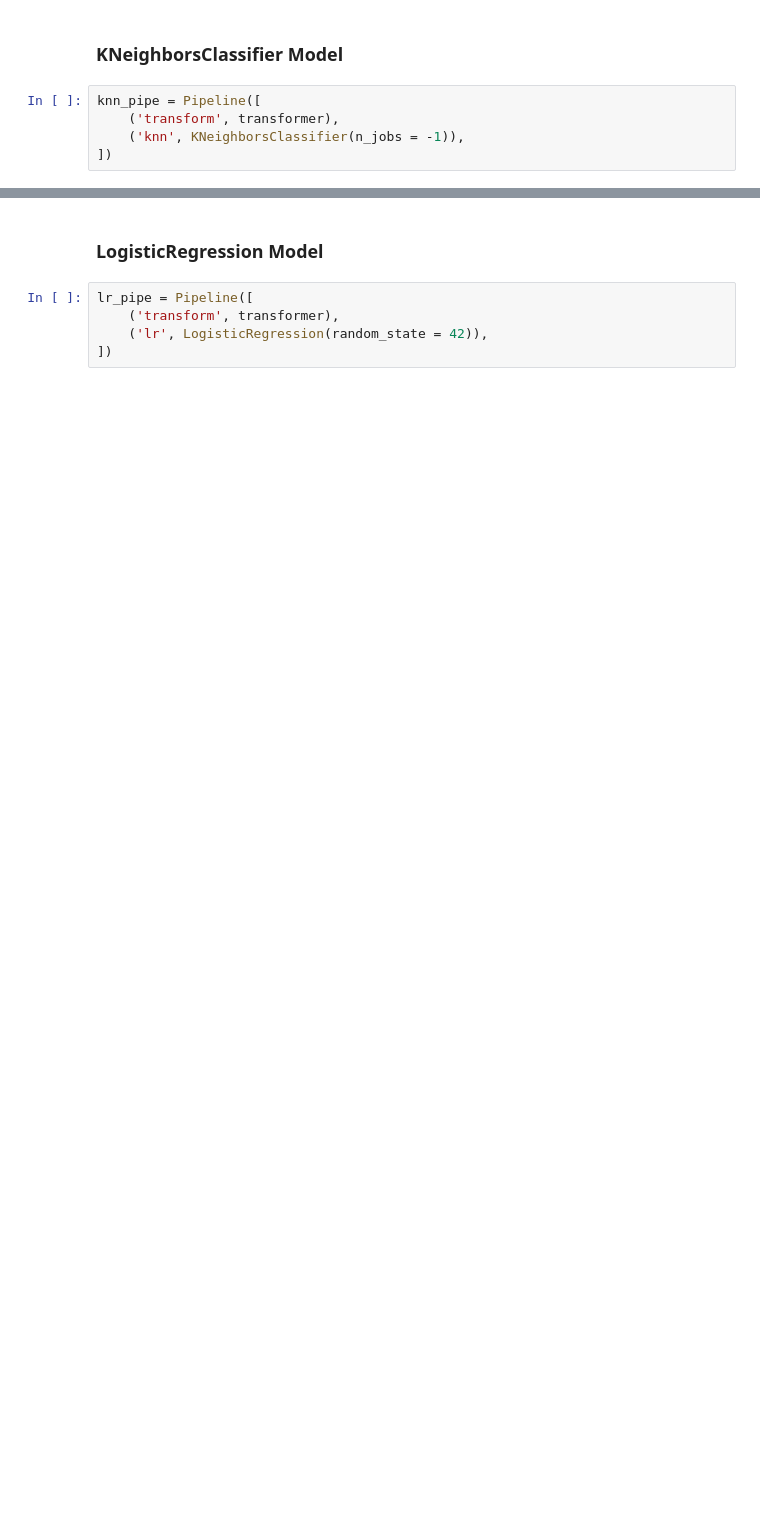
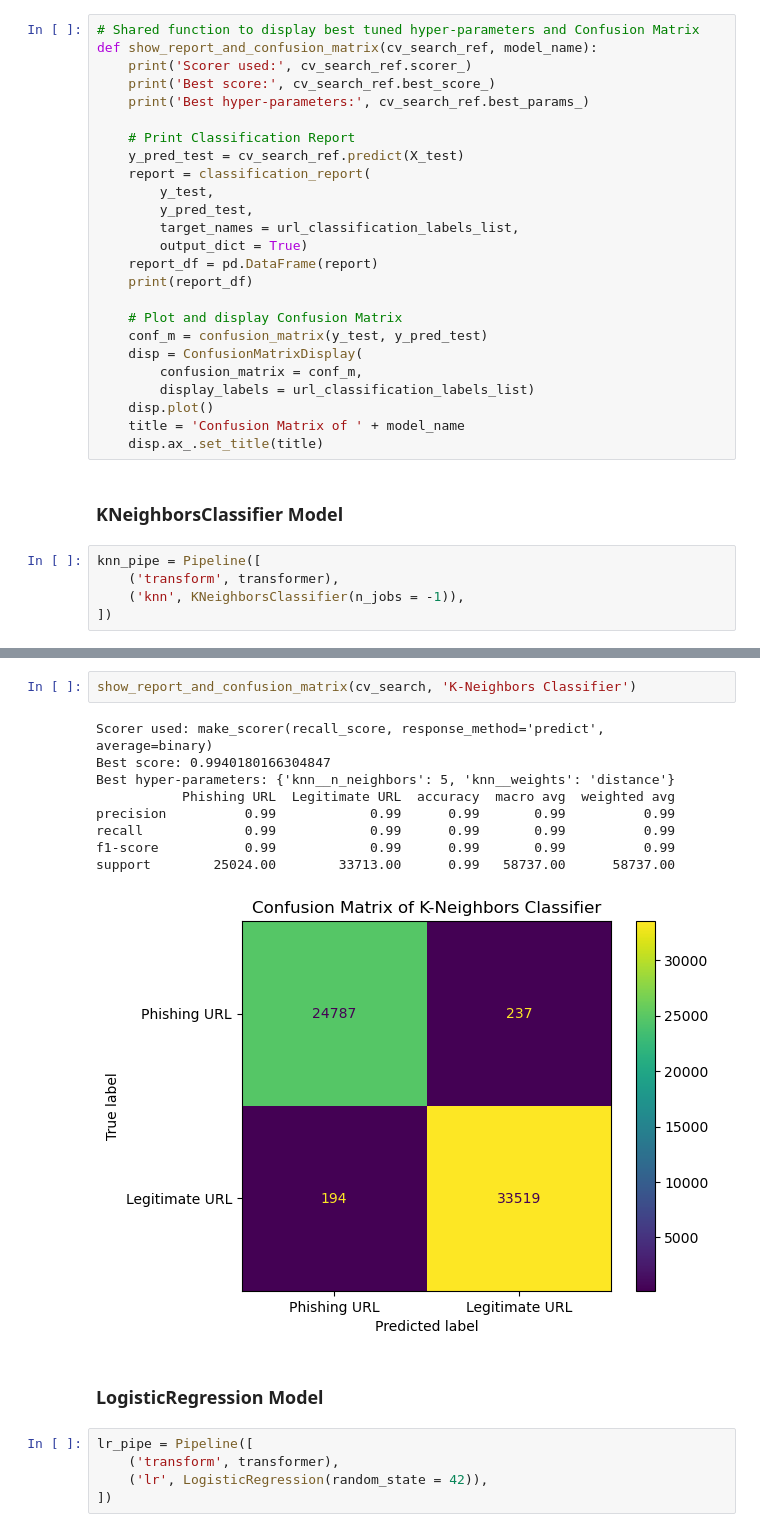
Before and after one commit to outdegree/BH-PCMLAI-Capstone-Project, a Jupyter notebook: capstone.ipynb, the cells around one changed output, grey strips where cells are left out. Saved outputs shown, nothing was run; the diff lists cells and outputs as text; blank space fills up the shorter version.

```diff
--- a/capstone.ipynb
+++ b/capstone.ipynb
@@ -617,3 +621,28 @@ We have a baseline score of `0.57` with `DummyClassifier`.
+# %%
+# Shared function to display best tuned hyper-parameters and Confusion Matrix
+def show_report_and_confusion_matrix(cv_search_ref, model_name):
+    print('Scorer used:', cv_search_ref.scorer_)
+    print('Best score:', cv_search_ref.best_score_)
+    print('Best hyper-parameters:', cv_search_ref.best_params_)
+
+    # Print Classification Report
+    y_pred_test = cv_search_ref.predict(X_test)
+    report = classification_report(
+        y_test,
+        y_pred_test,
+        target_names = url_classification_labels_list,
+        output_dict = True)
+    report_df = pd.DataFrame(report)
+    print(report_df)
+
+    # Plot and display Confusion Matrix
+    conf_m = confusion_matrix(y_test, y_pred_test)
+    disp = ConfusionMatrixDisplay(
+        confusion_matrix = conf_m,
+        display_labels = url_classification_labels_list)
+    disp.plot()
+    title = 'Confusion Matrix of ' + model_name
+    disp.ax_.set_title(title)
 # %% [markdown]
 ### KNeighborsClassifier Model
 # %%
@@ -679,3 +667,15 @@ Text(0.5, 1.0, 'KNeighborsClassifier Confusion Matrix')
+# %%
+show_report_and_confusion_matrix(cv_search, 'K-Neighbors Classifier')
+# %% [output]
+Scorer used: make_scorer(recall_score, response_method='predict', average=binary)
+Best score: 0.9940180166304847
+Best hyper-parameters: {'knn__n_neighbors': 5, 'knn__weights': 'distance'}
+           Phishing URL  Legitimate URL  accuracy  macro avg  weighted avg
+precision          0.99            0.99      0.99       0.99          0.99
+recall             0.99            0.99      0.99       0.99          0.99
+f1-score           0.99            0.99      0.99       0.99          0.99
+support        25024.00        33713.00      0.99   58737.00      58737.00
+[figure, added]
 # %% [markdown]
 ### LogisticRegression Model
 # %%
```
Also changed, not shown: parts of 44 cells of this notebook.
